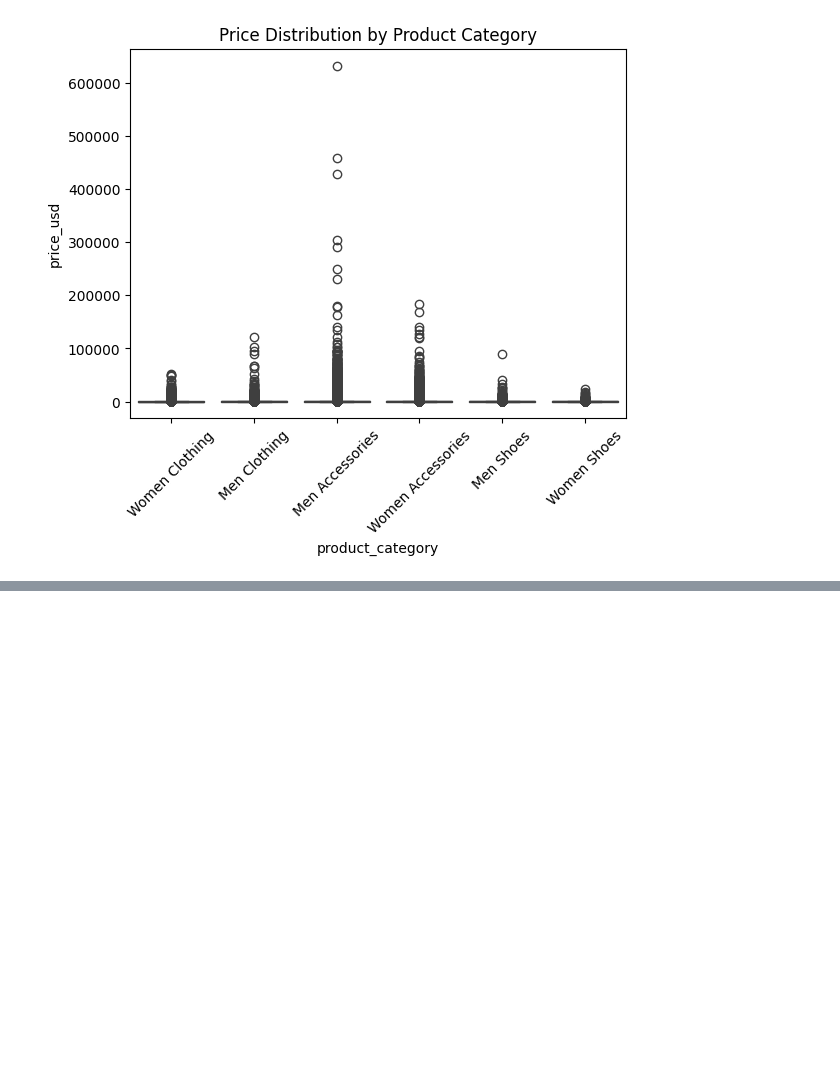
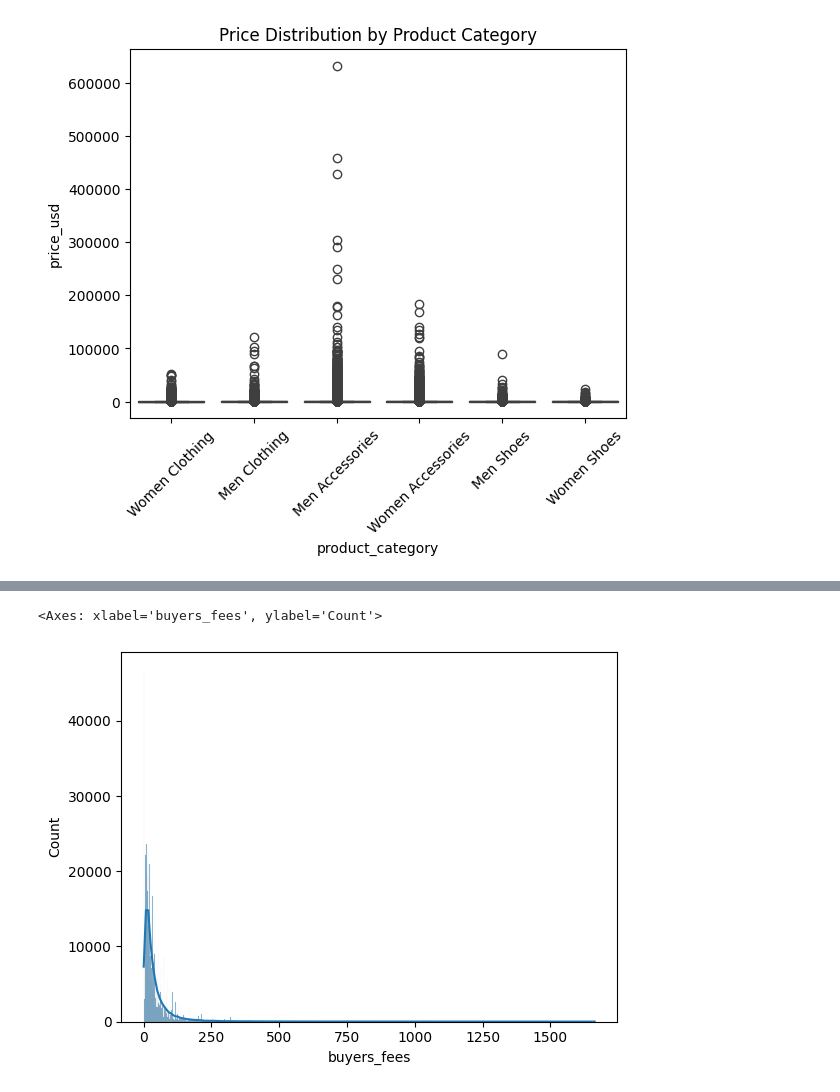
Before and after one commit to aplabey/2nd_hand_fashion_valuation, a Jupyter notebook: aplabey_eda.ipynb, the cells around one changed output, grey strips where cells are left out. Cells and saved outputs as stored; diff of their text form; code cells hidden in the pictures; blank space fills up the shorter version.

```diff
--- a/aplabey_eda.ipynb
+++ b/aplabey_eda.ipynb
@@ -139,0 +542,5 @@ plt.show()
+# %%
+sns.histplot(df2['buyers_fees'],kde = True)
+# %% [output]
+<Axes: xlabel='buyers_fees', ylabel='Count'>
+[figure, added]
```
Also changed, not shown: parts of 47 cells of this notebook.
